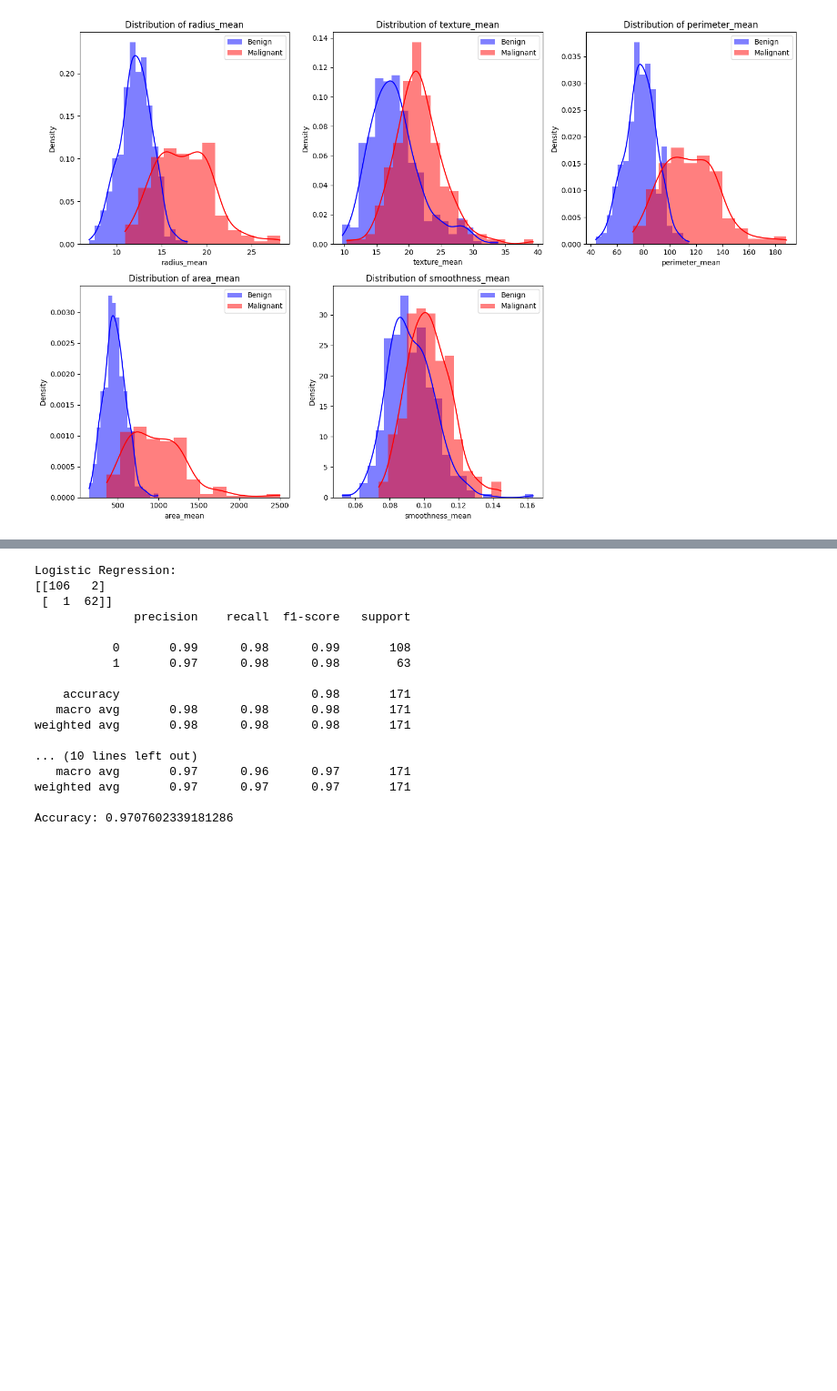
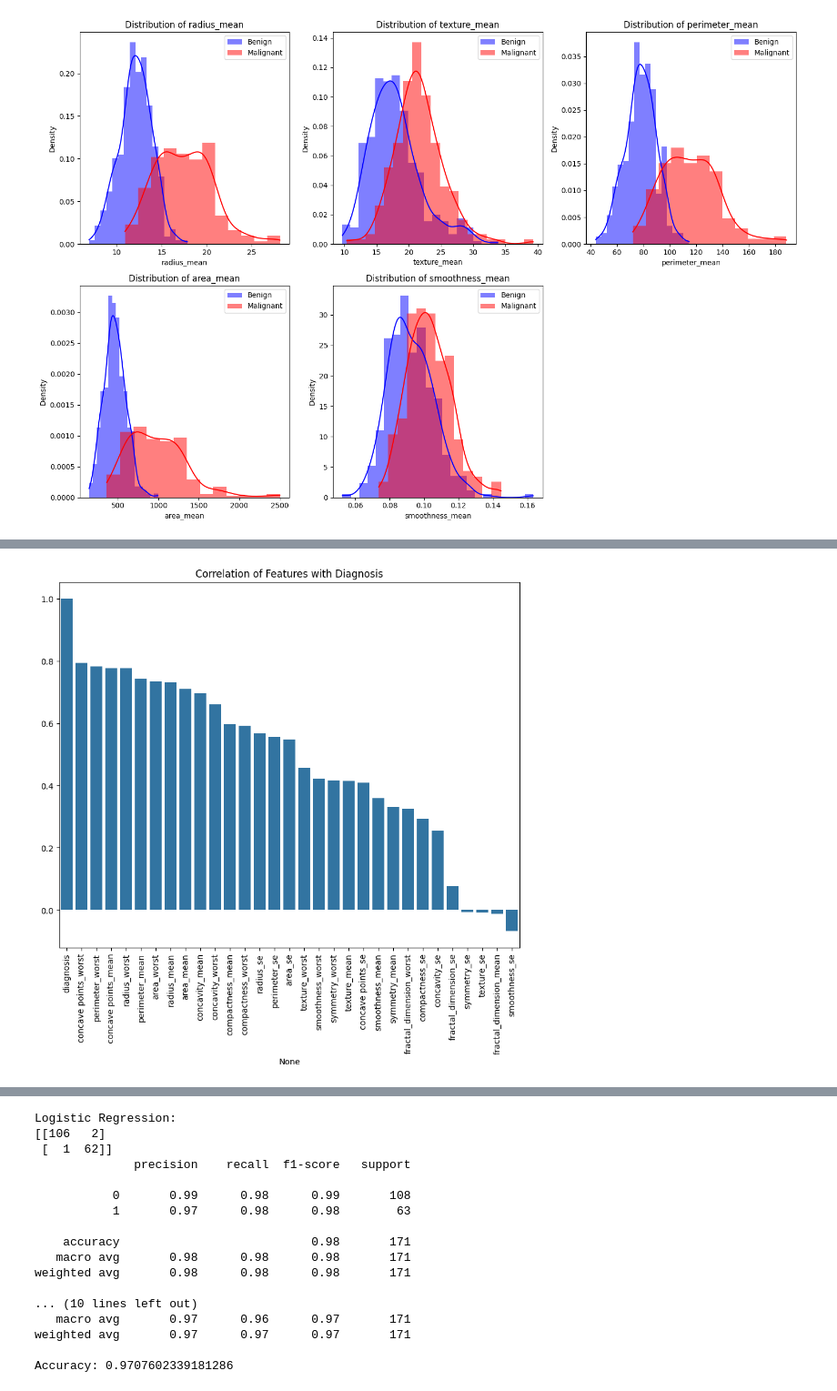
Before and after one commit to SusanVincent/Project, a Jupyter notebook: cancer.ipynb, the cells around one changed output, grey strips where cells are left out. Shown at 91% size. Drawn from its saved outputs; the diff is of its cells as text; code cells hidden in the pictures; blank space fills up the shorter version.

```diff
--- a/cancer.ipynb
+++ b/cancer.ipynb
@@ -140,0 +167,12 @@ plt.show()
+# %%
+# Calculate correlation with the diagnosis
+corr_with_diagnosis = corr_matrix['diagnosis'].sort_values(ascending=False)
+
+# Plot the correlations
+plt.figure(figsize=(10, 8))
+sns.barplot(x=corr_with_diagnosis.index, y=corr_with_diagnosis.values)
+plt.title('Correlation of Features with Diagnosis')
+plt.xticks(rotation=90)
+plt.show()
+# %% [output]
+[figure, added]
```
Also changed, not shown: parts of 5 cells of this notebook.
